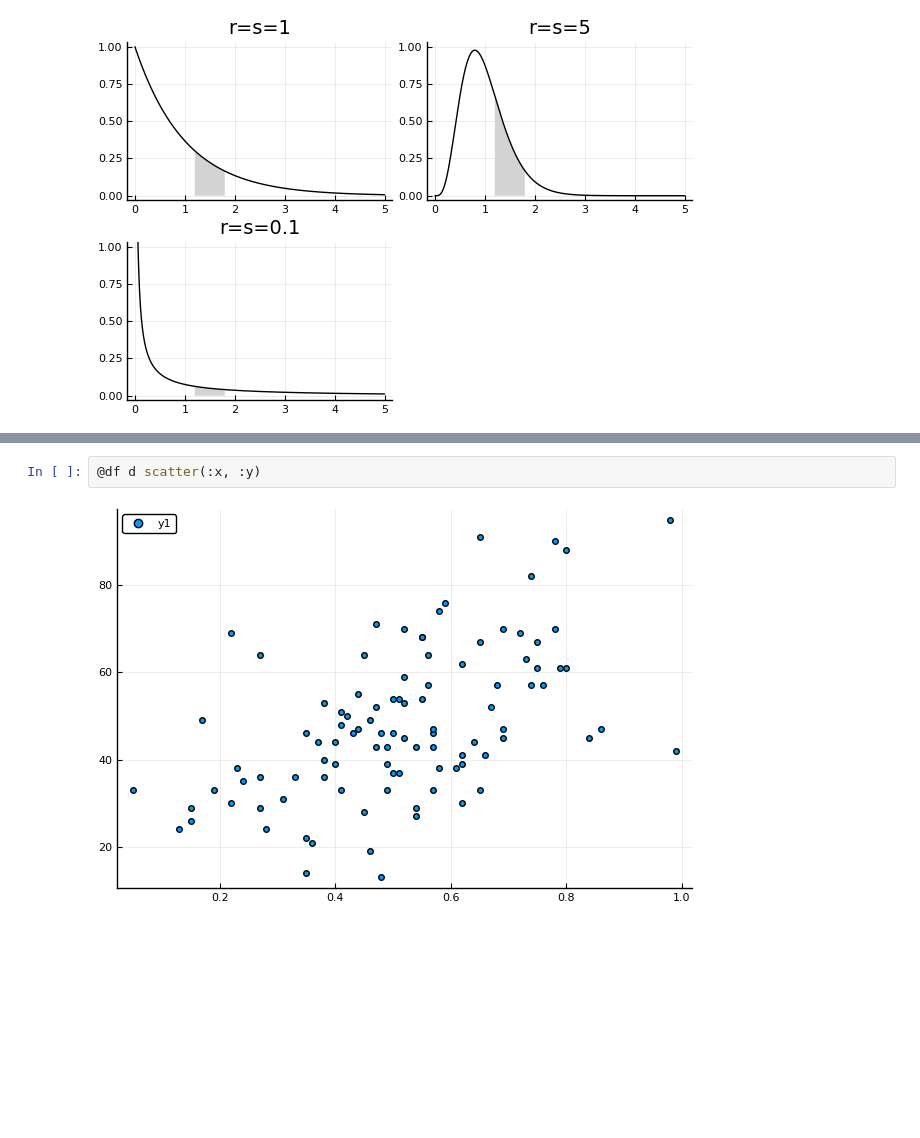
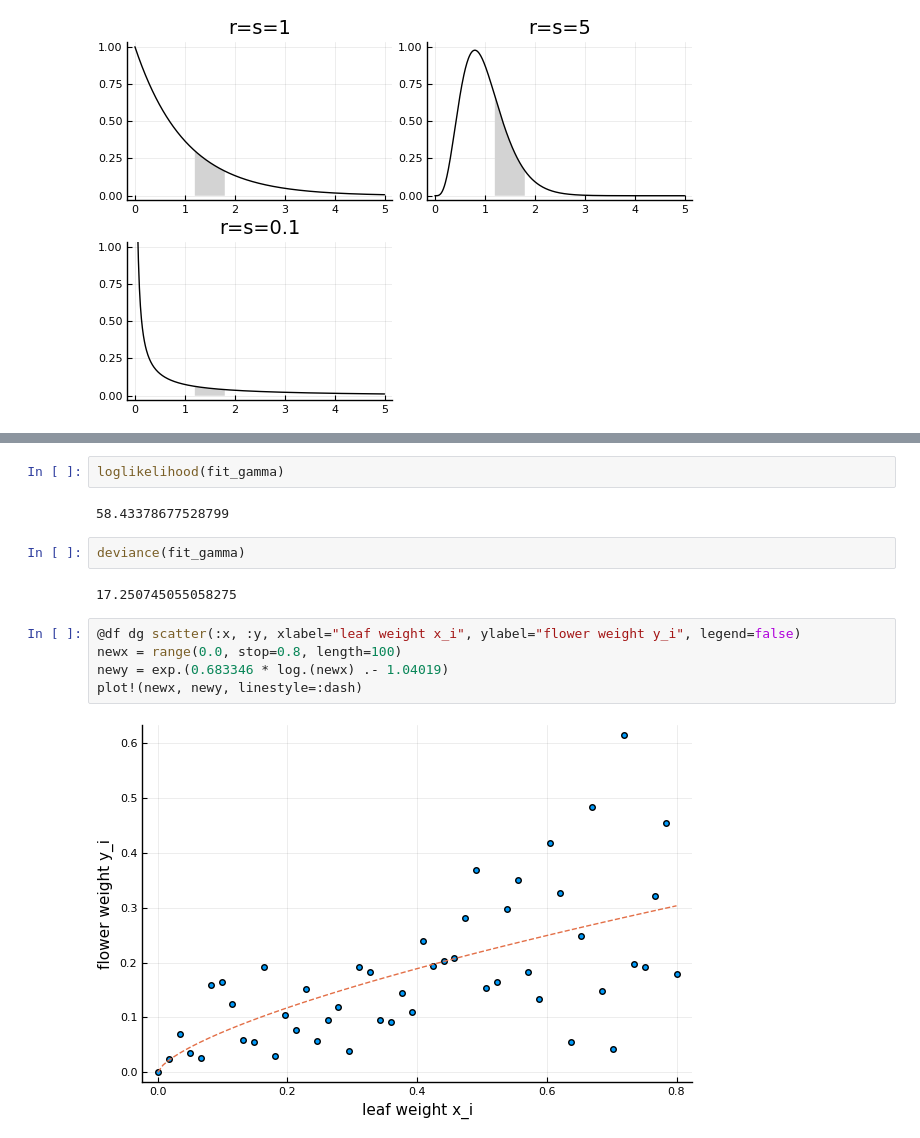
Before and after one commit to JikanBae/kubo-midoribon-julia, a Jupyter notebook: ch6.ipynb, the cells around one changed output, grey strips where cells are left out. Cells and saved outputs as stored; diff of their text form; blank space fills up the shorter version.

```diff
--- a/ch6.ipynb
+++ b/ch6.ipynb
@@ -432,4 +471,15 @@ logx         0.358672 0.0666424 5.38203    <1e-7
-# %%
-@df d scatter(:x, :y)
-# %% [output]
-[figure, removed]
+# %%
+loglikelihood(fit_gamma)
+# %% [output]
+58.43378677528799
+# %%
+deviance(fit_gamma)
+# %% [output]
+17.250745055058275
+# %%
+@df dg scatter(:x, :y, xlabel="leaf weight x_i", ylabel="flower weight y_i", legend=false)
+newx = range(0.0, stop=0.8, length=100)
+newy = exp.(0.683346 * log.(newx) .- 1.04019)
+plot!(newx, newy, linestyle=:dash)
+# %% [output]
+[figure, added]
```
Also changed, not shown: parts of 9 cells of this notebook, 4 other files.
